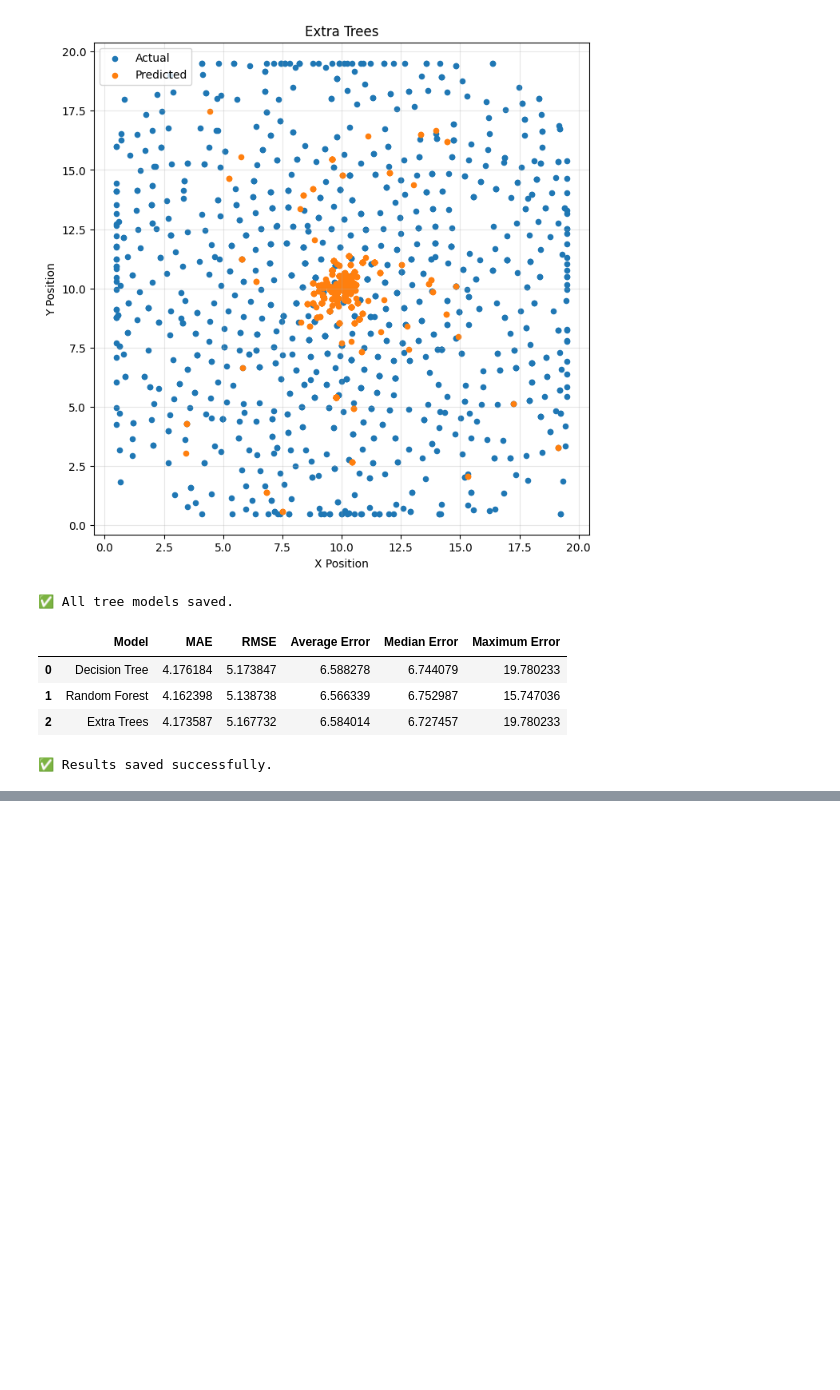
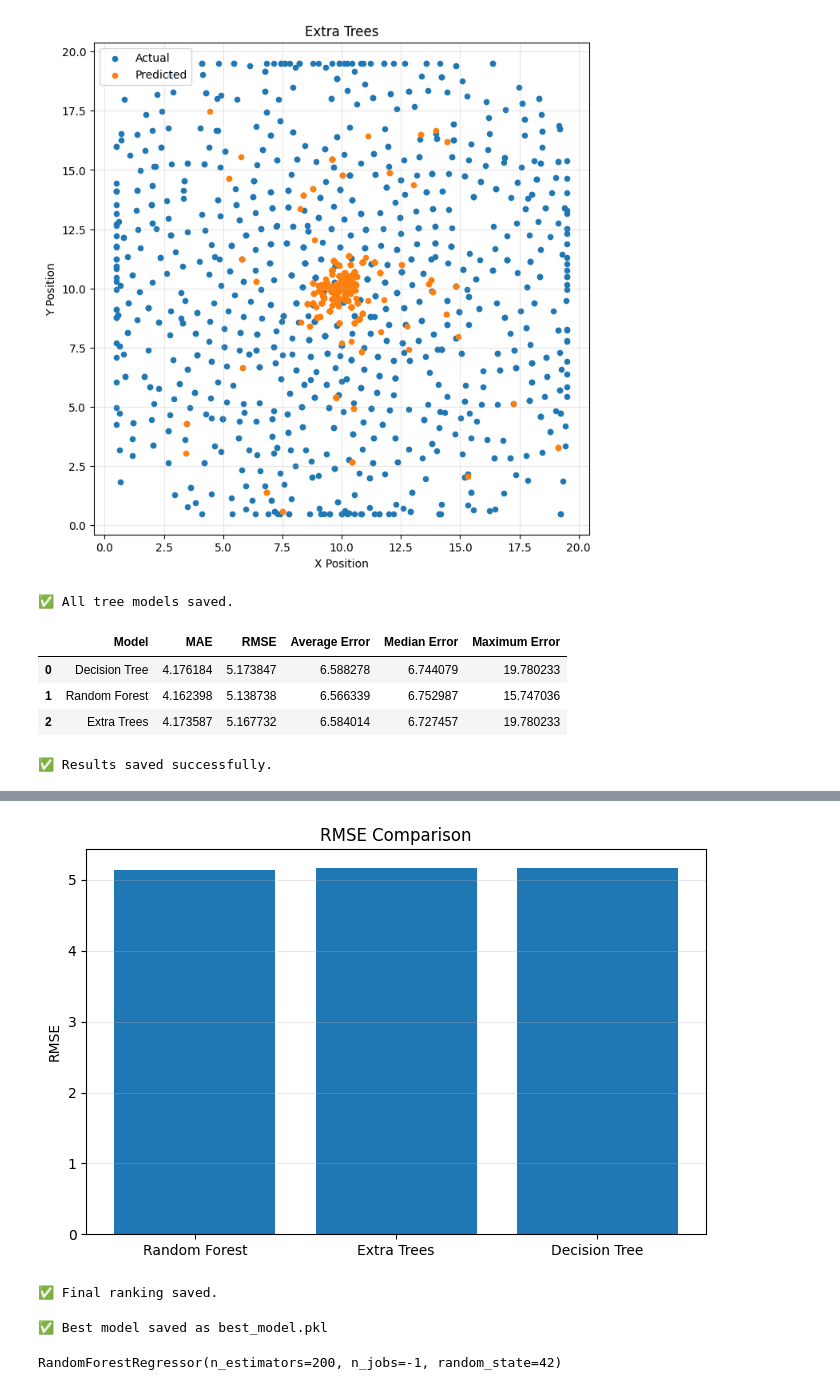
Before and after one commit to moazabeer/wifi-indoor-localization-ml, a Jupyter notebook: notebooks/WiFi_Indoor_Localization.ipynb, the cells around one changed output, grey strips where cells are left out. Cells and saved outputs as stored; diff of their text form; code cells hidden in the pictures; blank space fills up the shorter version.

```diff
--- a/notebooks/WiFi_Indoor_Localization.ipynb
+++ b/notebooks/WiFi_Indoor_Localization.ipynb
@@ -1181,0 +1268,50 @@ print("✅ Results saved successfully.")
+# %%
+plt.figure(figsize=(8,5))
+
+plt.bar(
+    results["Model"],
+    results["RMSE"]
+)
+
+plt.title("RMSE Comparison")
+
+plt.ylabel("RMSE")
+
+plt.grid(axis="y", alpha=0.3)
+
+plt.show()
+# %% [output]
+[figure, added]
+# %%
+results.to_csv(
+    "results/final_model_ranking.csv",
+    index=False
+)
+
+print("✅ Final ranking saved.")
+# %% [output]
+✅ Final ranking saved.
+# %%
+model_files = {
+    "KNN": "models/knn_model.pkl",
+    "Decision Tree": "models/decision_tree.pkl",
+    "Random Forest": "models/random_forest.pkl",
+    "Extra Trees": "models/extra_trees.pkl"
+}
+
+best_model = joblib.load(
+    model_files[best_model_name]
+)
+
+joblib.dump(
+    best_model,
+    "models/best_model.pkl"
+)
+
+print("✅ Best model saved as best_model.pkl")
+# %% [output]
+✅ Best model saved as best_model.pkl
+# %%
+joblib.load("models/best_model.pkl")
+# %% [output]
+RandomForestRegressor(n_estimators=200, n_jobs=-1, random_state=42)
```
Also changed, not shown: parts of 26 cells of this notebook.
